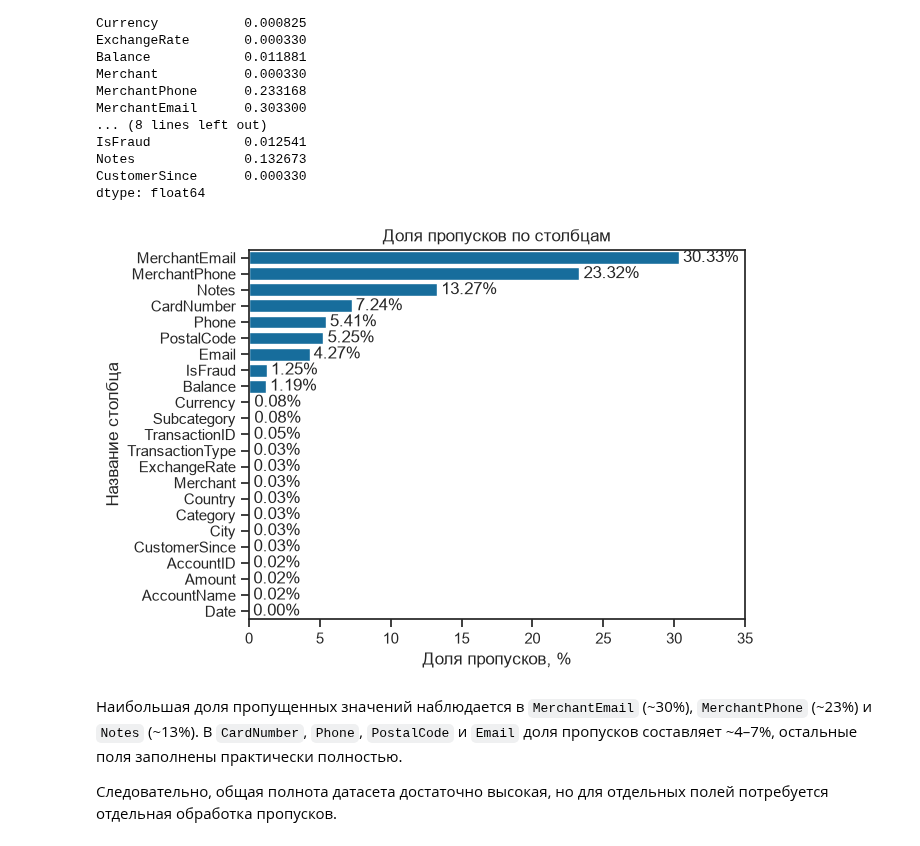
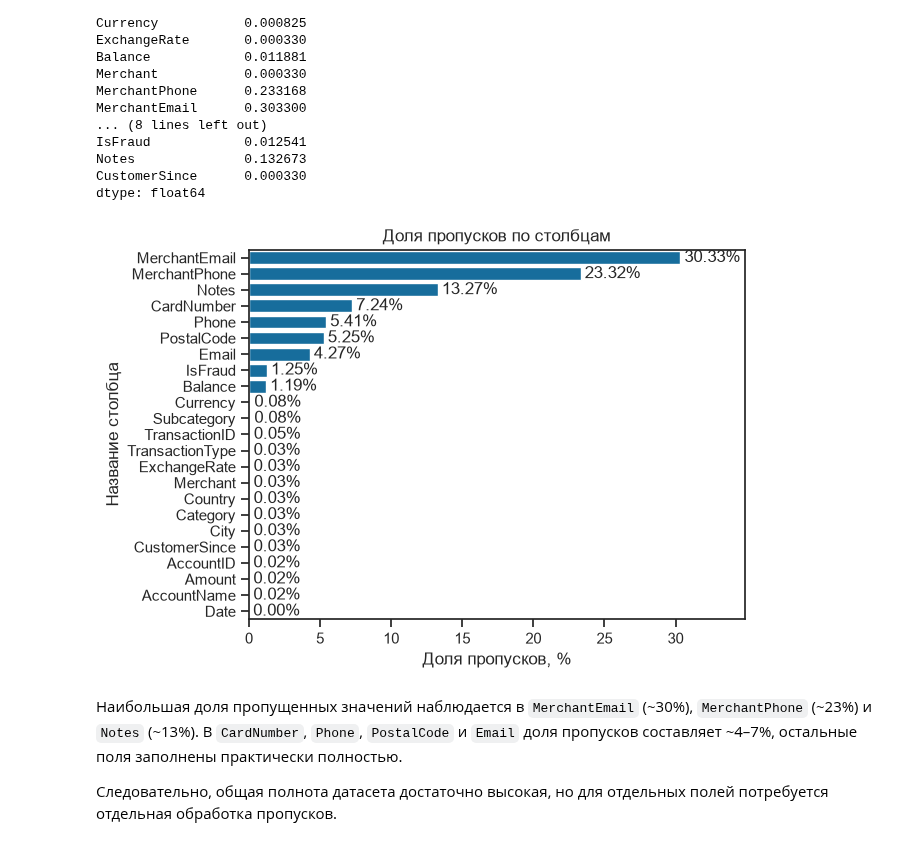
Before and after one commit to polinasimka/Data-Engineering-Project, a Jupyter notebook: notebooks/EDA.ipynb, the cells around one changed output. Drawn from its saved outputs; the diff is of its cells as text; code cells hidden in the pictures.

```diff
--- a/notebooks/EDA.ipynb
+++ b/notebooks/EDA.ipynb
@@ -104,15 +104,18 @@ dtype: float64
 # %%
 missing_share = (data.isna().mean() * 100).sort_values(ascending=False)
 
-ax = sns.barplot(x=missing_share.values,y=missing_share.index)
+ax = sns.barplot(
+    x=missing_share.values,
+    y=missing_share.index
+)
 
 ax.set(title="Доля пропусков по столбцам",xlabel="Доля пропусков, %",ylabel="Название столбца")
 
-ax.set_xlim(0, 35)
+ax.set_xlim(0, missing_share.max() * 1.15)
 
 ax.bar_label(ax.containers[0], fmt="%.2f%%", padding=3);
 # %% [output]
-[figure, old version]
+[figure, new version]
 # %% [markdown]
 
 Наибольшая доля пропущенных значений наблюдается в `MerchantEmail` (~30%), `MerchantPhone` (~23%) и `Notes` (~13%). В `CardNumber`, `Phone`, `PostalCode` и `Email` доля пропусков составляет ~4–7%, остальные поля заполнены практически полностью.
```
Also changed, not shown: parts of 15 cells of this notebook.
